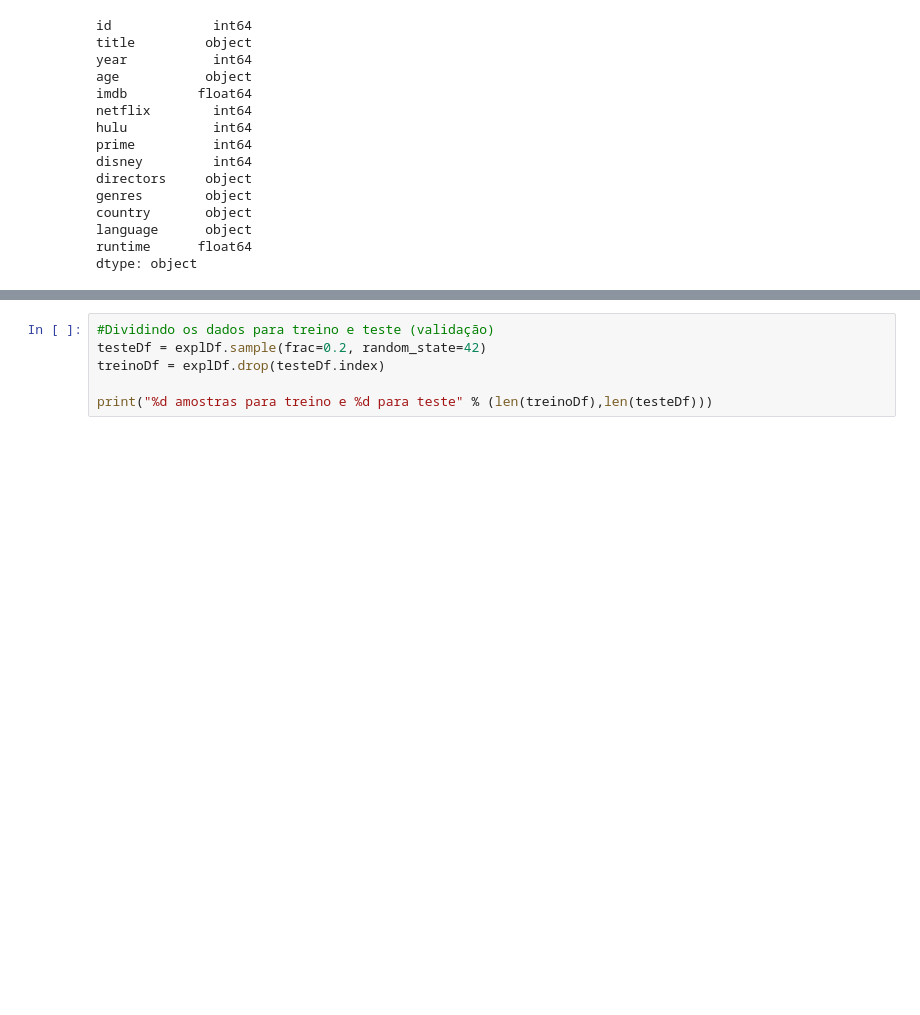
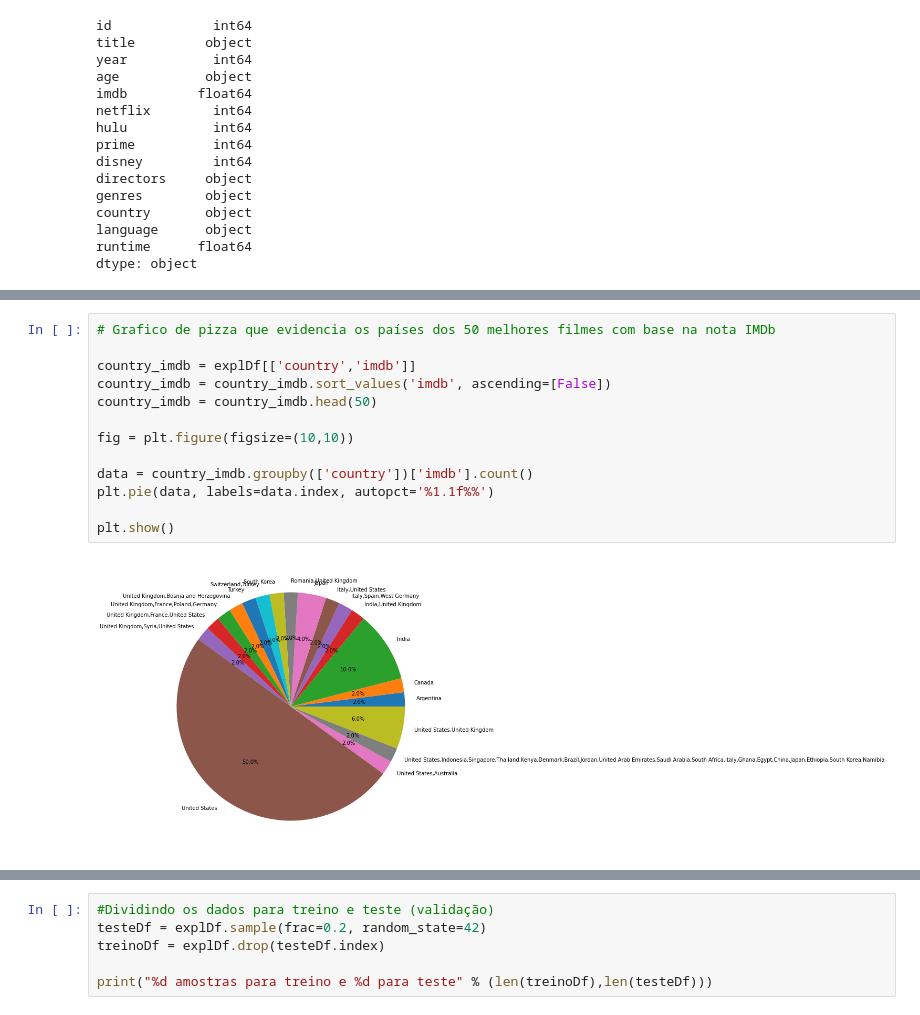
Before and after one commit to gnutzmann/movies-recommended, a Jupyter notebook: movies_imdb_regression.ipynb, the cells around one changed output, grey strips where cells are left out. Drawn from its saved outputs; the diff is of its cells as text; blank space fills up the shorter version.

```diff
--- a/movies_imdb_regression.ipynb
+++ b/movies_imdb_regression.ipynb
@@ -175,0 +278,15 @@ dtype: object
+# %%
+# Grafico de pizza que evidencia os países dos 50 melhores filmes com base na nota IMDb
+
+country_imdb = explDf[['country','imdb']]
+country_imdb = country_imdb.sort_values('imdb', ascending=[False])
+country_imdb = country_imdb.head(50)
+
+fig = plt.figure(figsize=(10,10))
+
+data = country_imdb.groupby(['country'])['imdb'].count()
+plt.pie(data, labels=data.index, autopct='%1.1f%%')
+
+plt.show()
+# %% [output]
+[figure, added]
```
Also changed, not shown: parts of 26 cells of this notebook.
